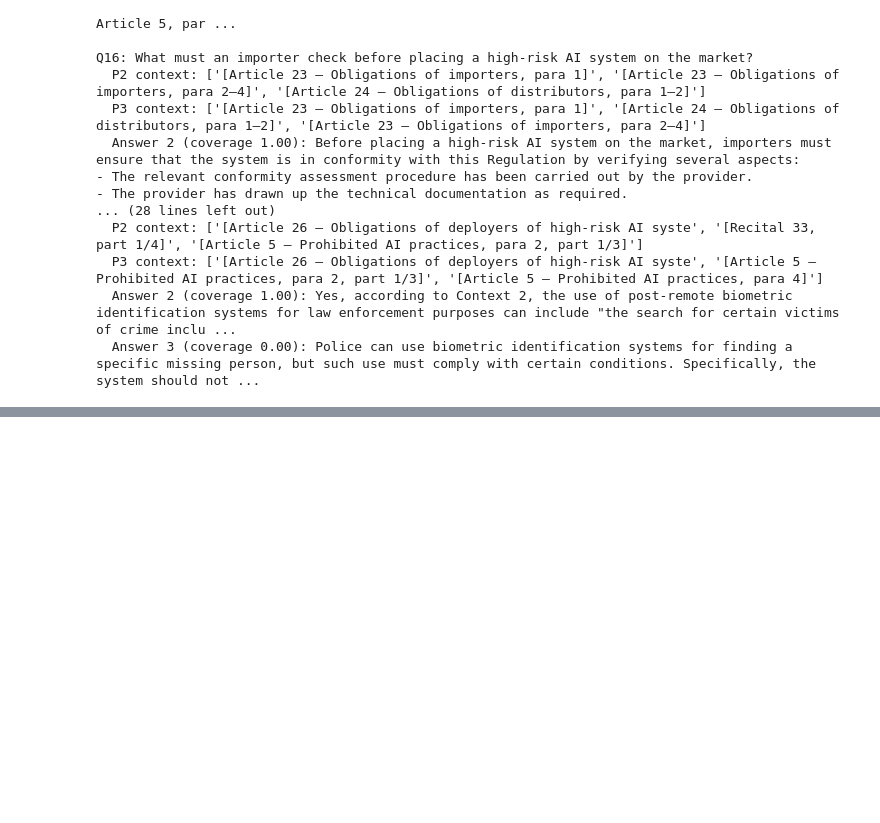
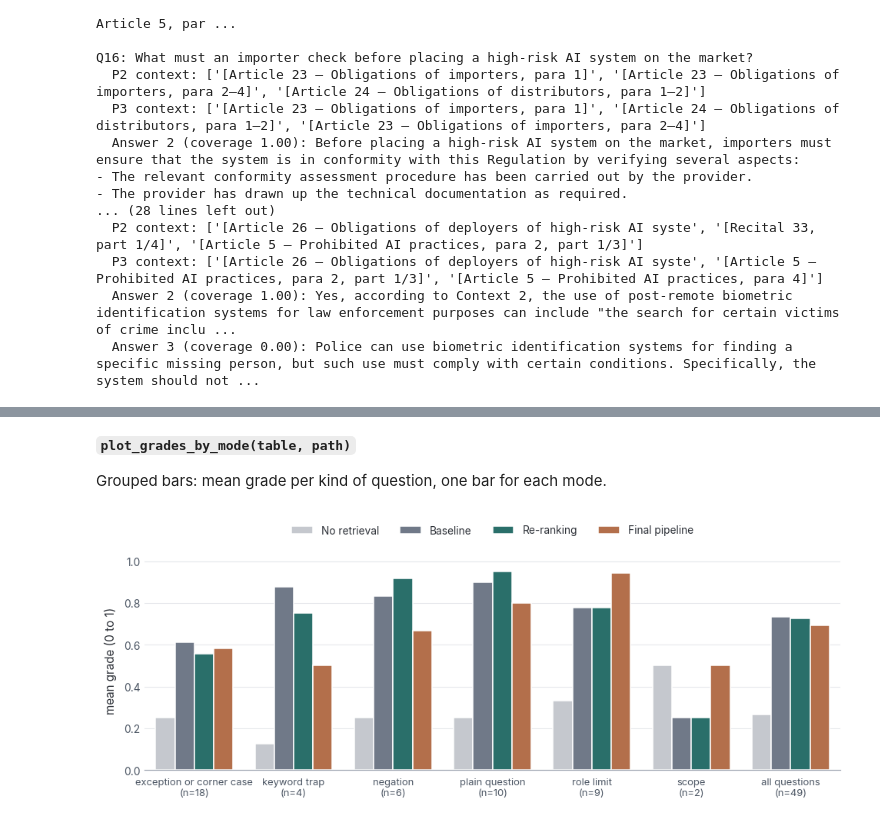
Before and after one commit to vishakkashyapk30/lma-rag-assignment, a Jupyter notebook: code.ipynb, the cells around one changed output, grey strips where cells are left out. Drawn from its saved outputs; the diff is of its cells as text; code cells hidden in the pictures; blank space fills up the shorter version.

Commit message:
Rename notebook to code.ipynb and add failure-mode analysis, grading and extra measurement sections

```diff
--- a/rag_baseline_vs_reranking.ipynb
+++ b/code.ipynb
@@ -3126,0 +3495,29 @@ Q16: What must an importer check before placing a high-risk AI system on the mar
+# %%
+def question_group(category):
+    """Group a question category into one of six kinds of question."""
+    if "keyword" in category: return "keyword trap"
+    if "negation" in category: return "negation"
+    if "exception" in category or "corner" in category: return "exception or corner case"
+    if "role" in category: return "role limit"
+    if "scope" in category: return "scope"
+    return "plain question"
+# %%
+answers_long["group"] = answers_long["category"].map(question_group)
+
+by_group = answers_long.pivot_table(index="group", columns="mode", values="grade_main", aggfunc="mean")[MODES]
+
+by_group.loc["all questions"] = answers_long.groupby("mode")["grade_main"].mean()[MODES]
+
+by_group.insert(0, "questions", answers_long[answers_long["mode"] == "Baseline"].groupby("group").size().reindex(by_group.index).fillna(len(QUERIES)).astype(int))
+
+display(by_group.round(3))
+
+second = answers_long.groupby("mode")["grade_second"].mean()[MODES].round(3)
+
+print("mean grade by the second judge:", second.to_dict())
+
+print("share of wrong answers that gave up (main judge):")
+
+print(answers_long[answers_long["grade_main"] == 0].groupby("mode")["error_main"].apply(lambda s: round(float((s == "gave up").mean()), 2)).to_dict())
+
+by_group.to_csv(RESULTS_DIR / "grades_by_group.csv")
@@ -3126,0 +3537,22 @@ Q16: What must an importer check before placing a high-risk AI system on the mar
+# %% [markdown]
+**`plot_grades_by_mode(table, path)`**
+
+Grouped bars: mean grade per kind of question, one bar for each mode.
+# %%
+def plot_grades_by_mode(table, path):
+    """Grouped bars: mean grade per kind of question, one bar for each mode."""
+    import matplotlib.pyplot as plt, seaborn as sns
+    colors = dict(zip(MODES, ["#C4C8CF", "#6C788C", "#1F7A74", "#C46A3A"]))
+    long = table.drop(columns="questions").reset_index().melt(id_vars="group", var_name="mode", value_name="mean grade")
+    order = [g for g in table.index if g != "all questions"] + ["all questions"]
+    fig, ax = plt.subplots(figsize=(9, 3.6))
+    sns.barplot(data=long, x="group", y="mean grade", hue="mode", order=order, hue_order=MODES, palette=colors, width=0.78, ax=ax, edgecolor="white")
+    ax.set_xlabel(""); ax.set_ylabel("mean grade (0 to 1)"); ax.set_ylim(0, 1.05)
+    ax.set_xticks(range(len(order))); ax.set_xticklabels([f"{g}\n(n={int(table.loc[g, 'questions'])})" for g in order], fontsize=8.5)
+    ax.legend(title=None, ncol=4, loc="upper center", bbox_to_anchor=(0.5, 1.16), frameon=False)
+    sns.despine(left=True); ax.grid(axis="y", color="#E5E7EB"); ax.tick_params(axis="y", length=0)
+    fig.tight_layout(); fig.savefig(path, dpi=200, bbox_inches="tight"); plt.show()
+# %%
+plot_grades_by_mode(by_group, FIG_DIR / "grades_by_mode.png")
+# %% [output]
+[figure, added]
```
Also changed, not shown: parts of 68 cells of this notebook.
